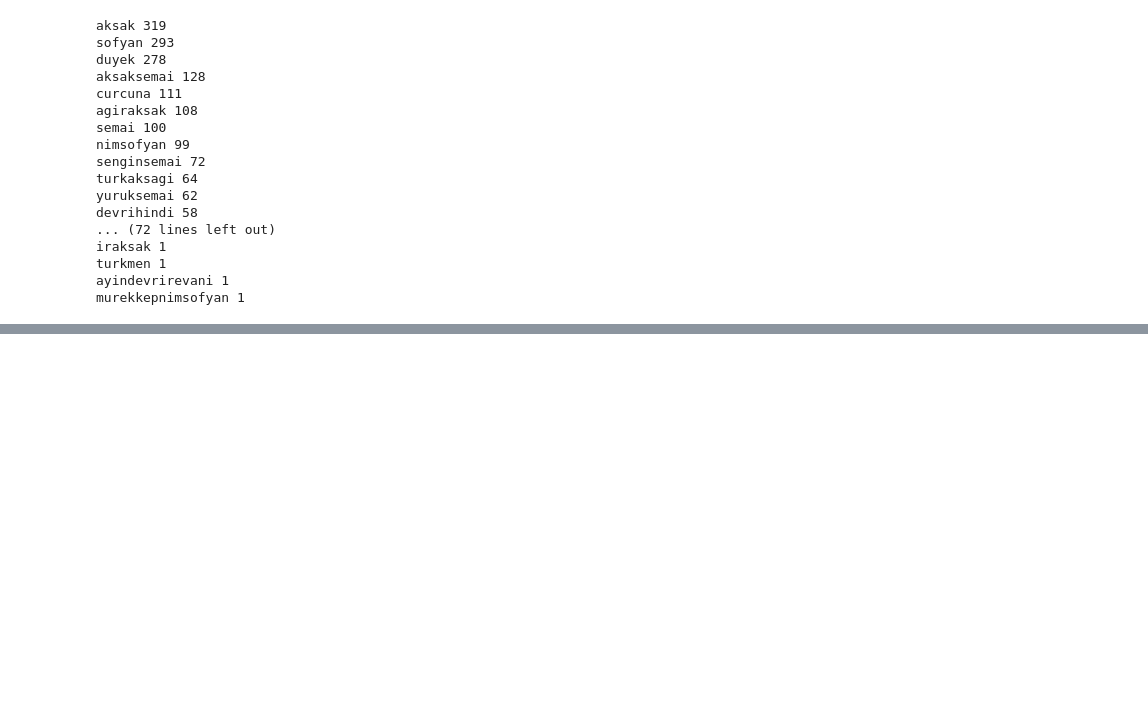
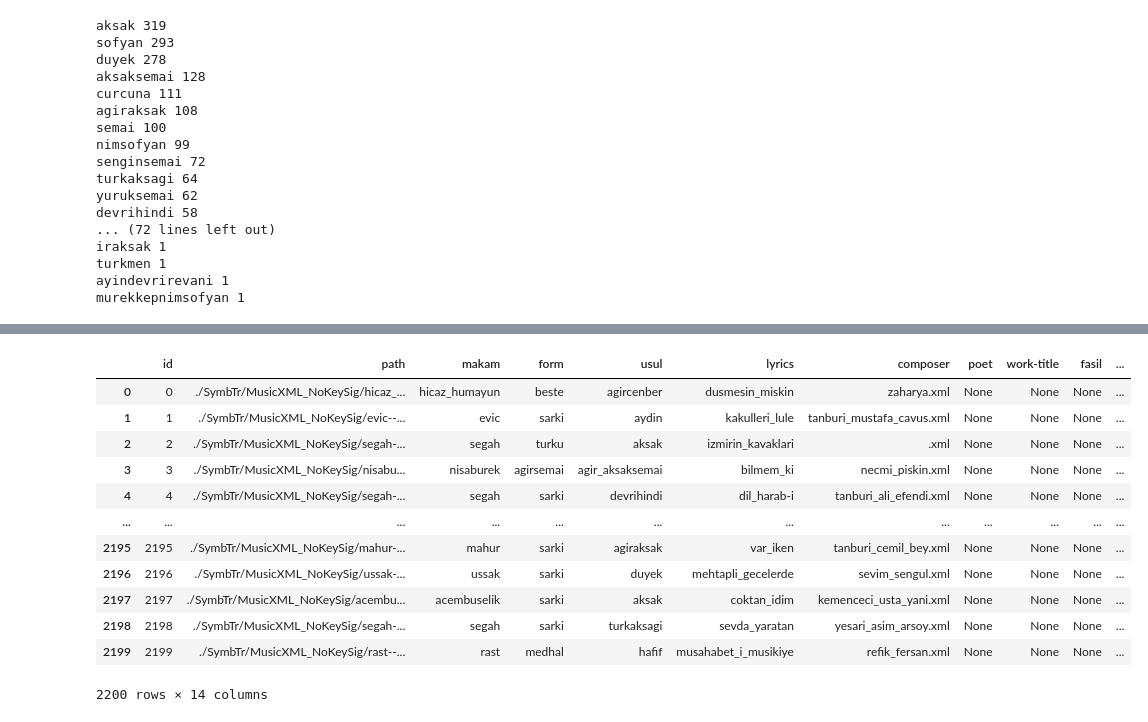
Before and after one commit to alexvilanovab/makam-amplab, a Jupyter notebook: test.ipynb, the cells around one changed output, grey strips where cells are left out. Saved outputs shown, nothing was run; the diff lists cells and outputs as text; code cells hidden in the pictures; blank space fills up the shorter version.

```diff
--- a/test.ipynb
+++ b/test.ipynb
@@ -118,3 +118,62 @@ iraksak 1 {'9/8'}
 turkmen 1 {'18/8'}
 ayindevrirevani 1 {'14/8'}
 murekkepnimsofyan 1 {'12/16'}
+# %%
+import pandas as pd
+
+# Define the data for each column
+headers = [
+    "id",
+    "path",
+    "makam",
+    "form",
+    "usul",
+    "lyrics",
+    "composer",
+    "poet",
+    "work-title",
+    "fasil",
+    "key-signature",
+    "time-signature",
+    "bar-count",
+    "section-count",
+]
+
+df_new = pd.DataFrame(columns=headers)
+
+all_new_scores = os.listdir(music_xml_nokeysig_path)
+for i, score in enumerate(all_new_scores):
+    title_data = score.split("--")
+    new_row = {
+        "id": i,
+        "path": os.path.join(music_xml_nokeysig_path, score),
+        "makam": title_data[0],
+        "form": title_data[1],
+        "usul": title_data[2],
+        "lyrics": title_data[3],
+        "composer": title_data[4],
+        "poet": None,
+        "work-title": None,
+        "fasil": None,
+        "key-signature": None,
+        "time-signature": None,
+        "bar-count": None,
+        "section-count": None,
+    }
+    df_new.loc[len(df_new)] = new_row
+# %%
+df_new
+# %% [output]
+|  | id | path | makam | form | usul | lyrics | composer | poet | work-title | fasil | ... |
+| 0 | 0 | ./SymbTr/MusicXML_NoKeySig/hicaz_... | hicaz_humayun | beste | agircenber | dusmesin_miskin | zaharya.xml | None | None | None | ... |
+| 1 | 1 | ./SymbTr/MusicXML_NoKeySig/evic--... | evic | sarki | aydin | kakulleri_lule | tanburi_mustafa_cavus.xml | None | None | None | ... |
+| 2 | 2 | ./SymbTr/MusicXML_NoKeySig/segah-... | segah | turku | aksak | izmirin_kavaklari | .xml | None | None | None | ... |
+| 3 | 3 | ./SymbTr/MusicXML_NoKeySig/nisabu... | nisaburek | agirsemai | agir_aksaksemai | bilmem_ki | necmi_piskin.xml | None | None | None | ... |
+| 4 | 4 | ./SymbTr/MusicXML_NoKeySig/segah-... | segah | sarki | devrihindi | dil_harab-i | tanburi_ali_efendi.xml | None | None | None | ... |
+| ... | ... | ... | ... | ... | ... | ... | ... | ... | ... | ... | ... |
+| 2195 | 2195 | ./SymbTr/MusicXML_NoKeySig/mahur-... | mahur | sarki | agiraksak | var_iken | tanburi_cemil_bey.xml | None | None | None | ... |
+| 2196 | 2196 | ./SymbTr/MusicXML_NoKeySig/ussak-... | ussak | sarki | duyek | mehtapli_gecelerde | sevim_sengul.xml | None | None | None | ... |
+| 2197 | 2197 | ./SymbTr/MusicXML_NoKeySig/acembu... | acembuselik | sarki | aksak | coktan_idim | kemenceci_usta_yani.xml | None | None | None | ... |
+| 2198 | 2198 | ./SymbTr/MusicXML_NoKeySig/segah-... | segah | sarki | turkaksagi | sevda_yaratan | yesari_asim_arsoy.xml | None | None | None | ... |
+| 2199 | 2199 | ./SymbTr/MusicXML_NoKeySig/rast--... | rast | medhal | hafif | musahabet_i_musikiye | refik_fersan.xml | None | None | None | ... |
+2200 rows × 14 columns
```
Also changed, not shown: parts of 2 cells of this notebook, 1 other file.
